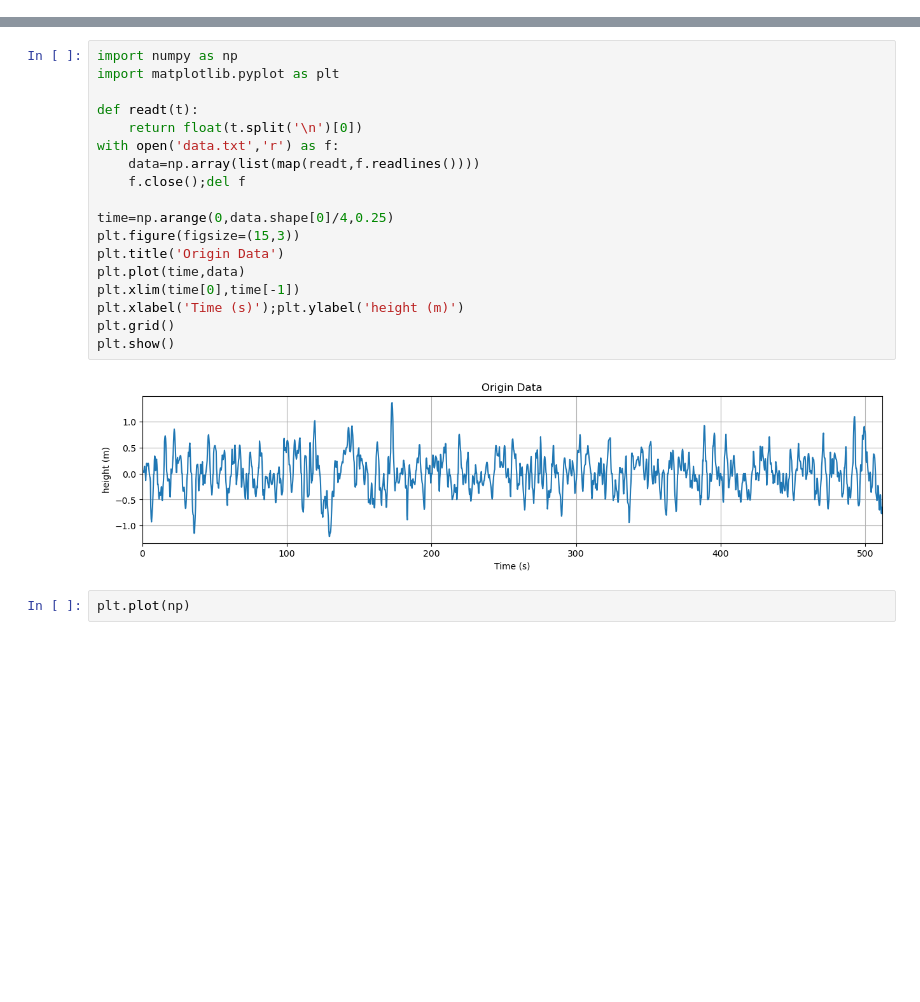
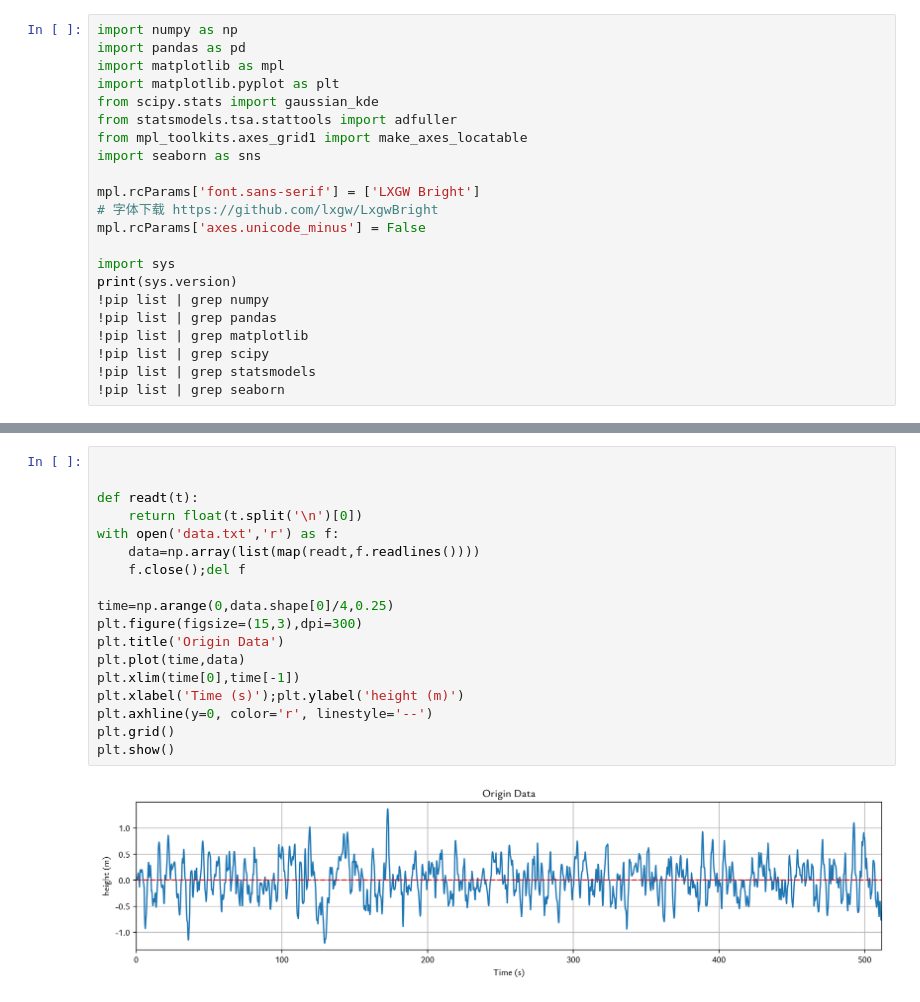
Before and after one commit to Yuhan-xue/HAN_Marine_element, a Jupyter notebook: WORK5/WORK5.ipynb, the cells around one changed output, grey strips where cells are left out. Drawn from its saved outputs; the diff is of its cells as text; blank space fills up the shorter version.

```diff
--- a/WORK5/WORK5.ipynb
+++ b/WORK5/WORK5.ipynb
@@ -11,3 +11,25 @@
 
 **Developed By [Hanxue Yu](https://github.com/Yuhan-xue) 02\06\2023**
 **Student ID: 20010006082**
+# %%
+import numpy as np
+import pandas as pd
+import matplotlib as mpl
+import matplotlib.pyplot as plt
+from scipy.stats import gaussian_kde
+from statsmodels.tsa.stattools import adfuller
+from mpl_toolkits.axes_grid1 import make_axes_locatable
+import seaborn as sns
+
+mpl.rcParams['font.sans-serif'] = ['LXGW Bright']
+# 字体下载 https://github.com/lxgw/LxgwBright
+mpl.rcParams['axes.unicode_minus'] = False
+
+import sys
+print(sys.version)
+!pip list | grep numpy
+!pip list | grep pandas
+!pip list | grep matplotlib
+!pip list | grep scipy
+!pip list | grep statsmodels
+!pip list | grep seaborn
@@ -14,22 +45,20 @@
 # %%
-import numpy as np
-import matplotlib.pyplot as plt
+
 
 def readt(t):
     return float(t.split('\n')[0])
 with open('data.txt','r') as f:
     data=np.array(list(map(readt,f.readlines())))
     f.close();del f
 
 time=np.arange(0,data.shape[0]/4,0.25)
-plt.figure(figsize=(15,3))
+plt.figure(figsize=(15,3),dpi=300)
 plt.title('Origin Data')
 plt.plot(time,data)
 plt.xlim(time[0],time[-1])
 plt.xlabel('Time (s)');plt.ylabel('height (m)')
+plt.axhline(y=0, color='r', linestyle='--')
 plt.grid()
 plt.show()
 # %% [output]
-[figure, old version]
+[figure, new version]
-# %%
-plt.plot(np)
```
Also changed, not shown: parts of 7 cells of this notebook, 4 other files.
